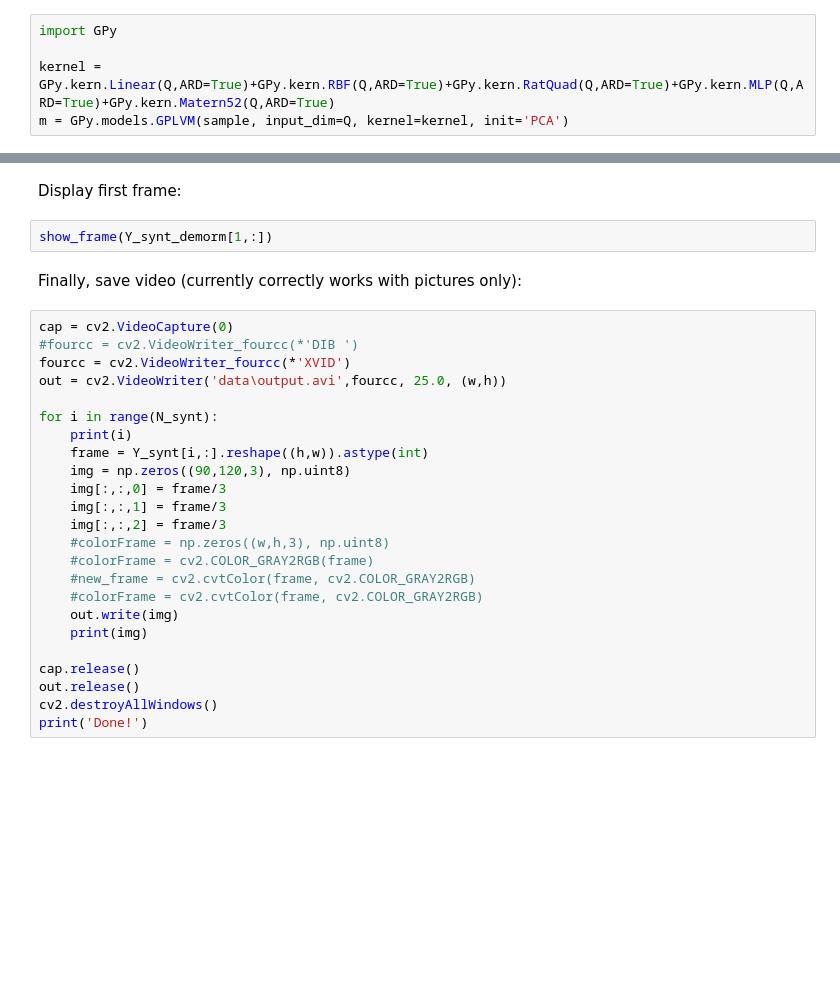
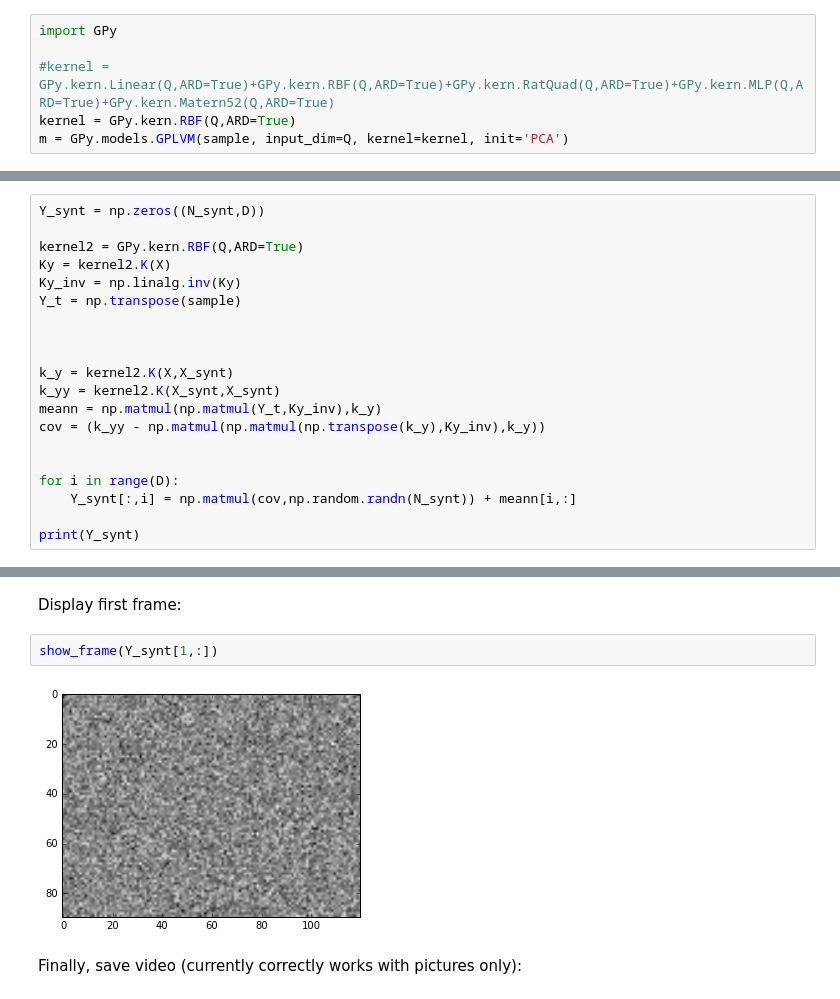
Before and after one commit to koptelovmax/gaussianprocess, a Jupyter notebook: Python/GPLVM.ipynb, the cells around one changed output, grey strips where cells are left out. Saved outputs shown, nothing was run; the diff lists cells and outputs as text; blank space fills up the shorter version.

```diff
--- a/Python/GPLVM.ipynb
+++ b/Python/GPLVM.ipynb
@@ -61,7 +61,8 @@ Define combined kernel using GPy library:
 # %%
 import GPy
 
-kernel = GPy.kern.Linear(Q,ARD=True)+GPy.kern.RBF(Q,ARD=True)+GPy.kern.RatQuad(Q,ARD=True)+GPy.kern.MLP(Q,ARD=True)+GPy.kern.Matern52(Q,ARD=True)
+#kernel = GPy.kern.Linear(Q,ARD=True)+GPy.kern.RBF(Q,ARD=True)+GPy.kern.RatQuad(Q,ARD=True)+GPy.kern.MLP(Q,ARD=True)+GPy.kern.Matern52(Q,ARD=True)
+kernel = GPy.kern.RBF(Q,ARD=True)
 m = GPy.models.GPLVM(sample, input_dim=Q, kernel=kernel, init='PCA')
 # %% [markdown]
 Optimization of the model using SCG (Warning! Minimum value for max_iters is 100, for 10000 it takes around 1 hour to perform optimization)
@@ -137,0 +194,20 @@ print(Y_synt)
+# %%
+Y_synt = np.zeros((N_synt,D))
+
+kernel2 = GPy.kern.RBF(Q,ARD=True)
+Ky = kernel2.K(X)
+Ky_inv = np.linalg.inv(Ky)
+Y_t = np.transpose(sample)
+
+
+
+k_y = kernel2.K(X,X_synt)
+k_yy = kernel2.K(X_synt,X_synt)
+meann = np.matmul(np.matmul(Y_t,Ky_inv),k_y)
+cov = (k_yy - np.matmul(np.matmul(np.transpose(k_y),Ky_inv),k_y))
+
+
+for i in range(D):
+    Y_synt[:,i] = np.matmul(cov,np.random.randn(N_synt)) + meann[i,:]
+
+print(Y_synt)
@@ -138,30 +228,8 @@ print(Y_synt)
 # %% [markdown]
 Display first frame:
 # %%
-show_frame(Y_synt_demorm[1,:])
+show_frame(Y_synt[1,:])
+# %% [output]
+[figure, added]
 # %% [markdown]
 Finally, save video (currently correctly works with pictures only):
-# %%
-cap = cv2.VideoCapture(0)
-#fourcc = cv2.VideoWriter_fourcc(*'DIB ')
-fourcc = cv2.VideoWriter_fourcc(*'XVID')
-out = cv2.VideoWriter('data\output.avi',fourcc, 25.0, (w,h))
-
-for i in range(N_synt):
-    print(i)
-    frame = Y_synt[i,:].reshape((h,w)).astype(int)
-    img = np.zeros((90,120,3), np.uint8)
-    img[:,:,0] = frame/3
-    img[:,:,1] = frame/3
-    img[:,:,2] = frame/3
-    #colorFrame = np.zeros((w,h,3), np.uint8)
-    #colorFrame = cv2.COLOR_GRAY2RGB(frame)
-    #new_frame = cv2.cvtColor(frame, cv2.COLOR_GRAY2RGB)
-    #colorFrame = cv2.cvtColor(frame, cv2.COLOR_GRAY2RGB)
-    out.write(img)
-    print(img)
-
-cap.release()
-out.release()
-cv2.destroyAllWindows()
-print('Done!')
```
Also changed, not shown: parts of 8 cells of this notebook, 2 other files.
